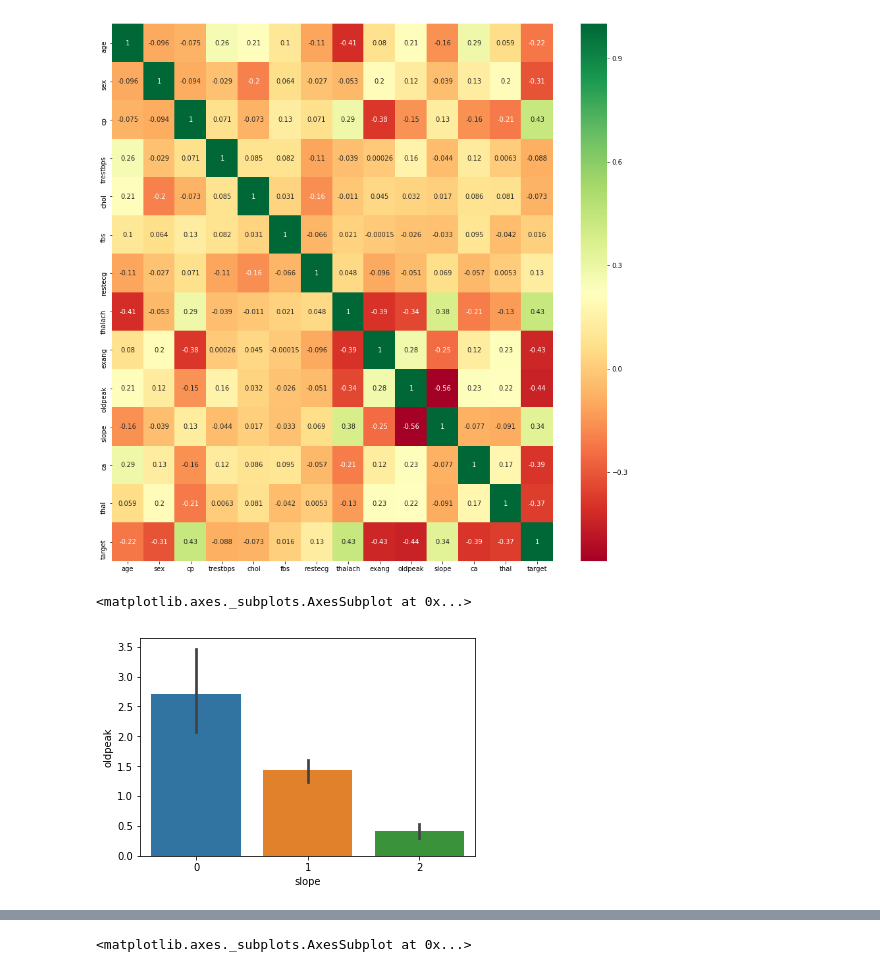
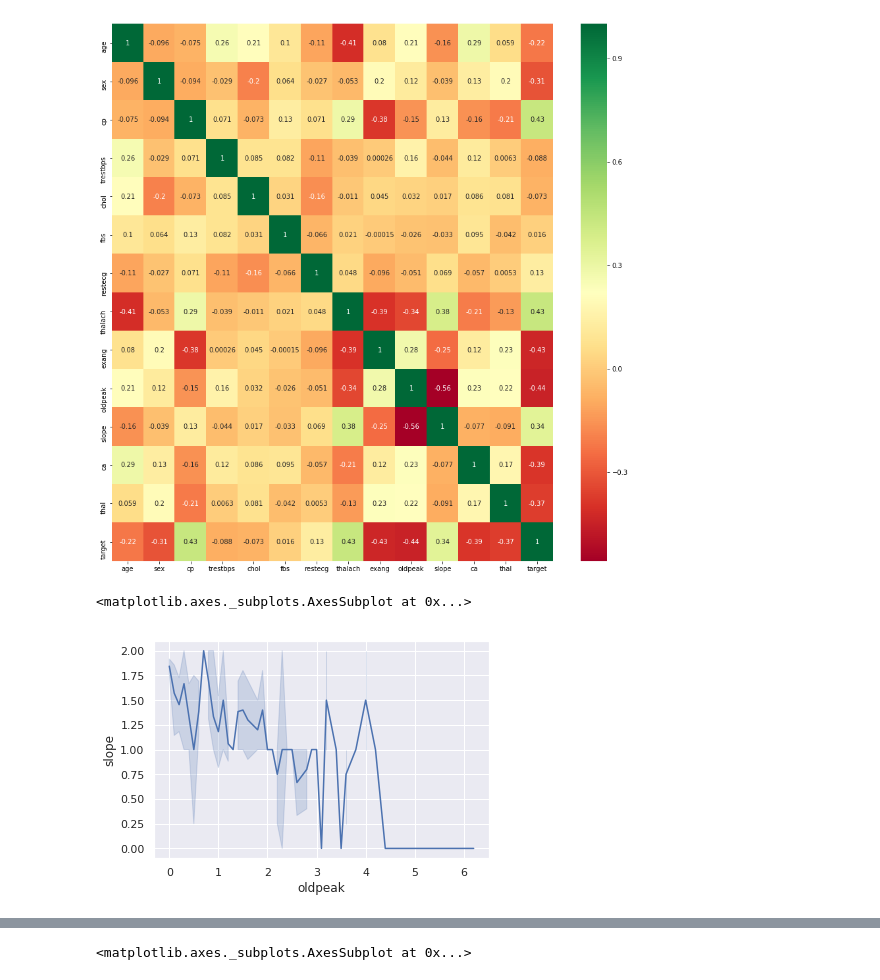
Before and after one commit to louispranata/UTS_ML2019_12741423, a Jupyter notebook: Assignment_2.ipynb, the cells around one changed output, grey strips where cells are left out. Cells and saved outputs as stored; diff of their text form; code cells hidden in the pictures.

```diff
--- a/Assignment_2.ipynb
+++ b/Assignment_2.ipynb
@@ -111,9 +131,9 @@ ax = sns.heatmap(train[top_corr_var].corr(),
 # %% [output]
 [figure]
 # %%
-sns.barplot(train.slope,train.oldpeak)
+sns.lineplot(train.oldpeak,train.slope)
 # %% [output]
 <matplotlib.axes._subplots.AxesSubplot at 0x...>
-[figure, old version]
+[figure, new version]
 # %%
 sns.set()
```
Also changed, not shown: parts of 5 cells of this notebook.
